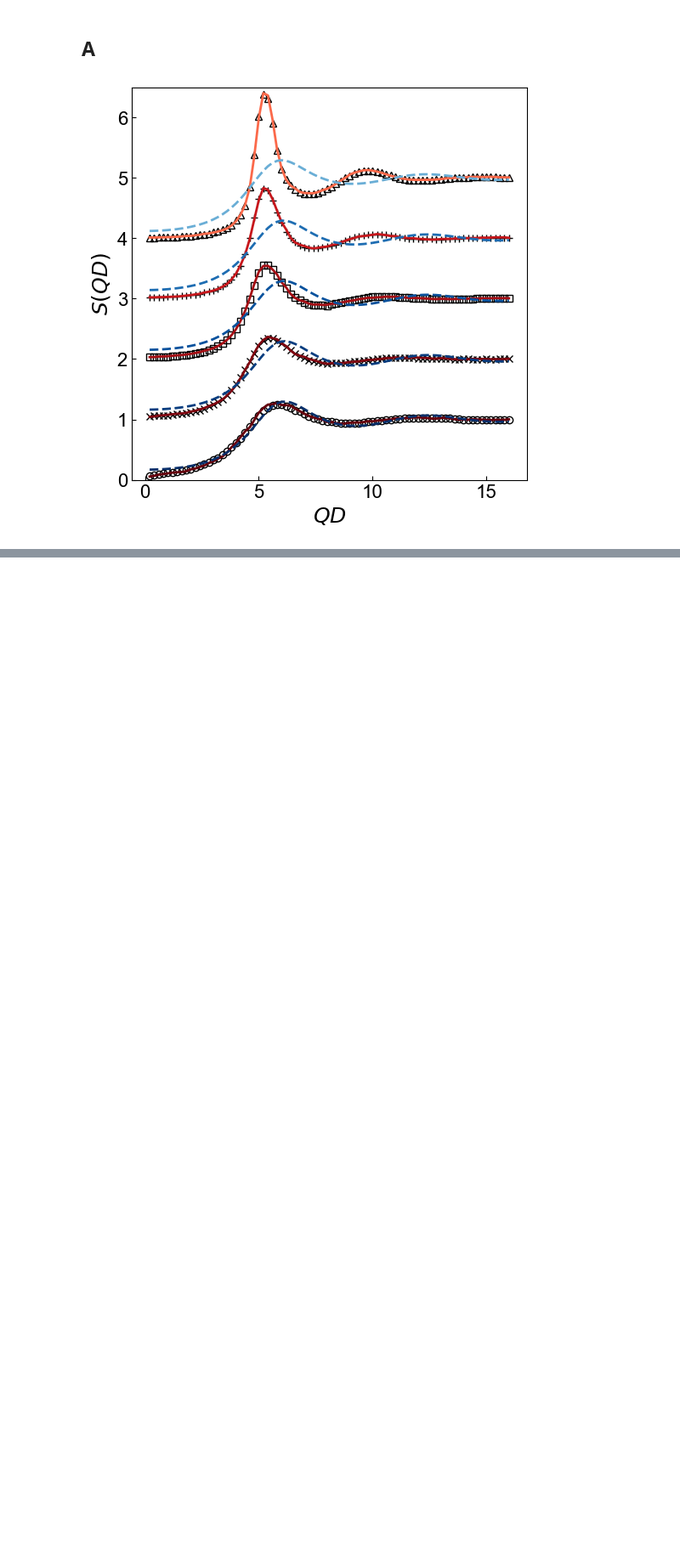
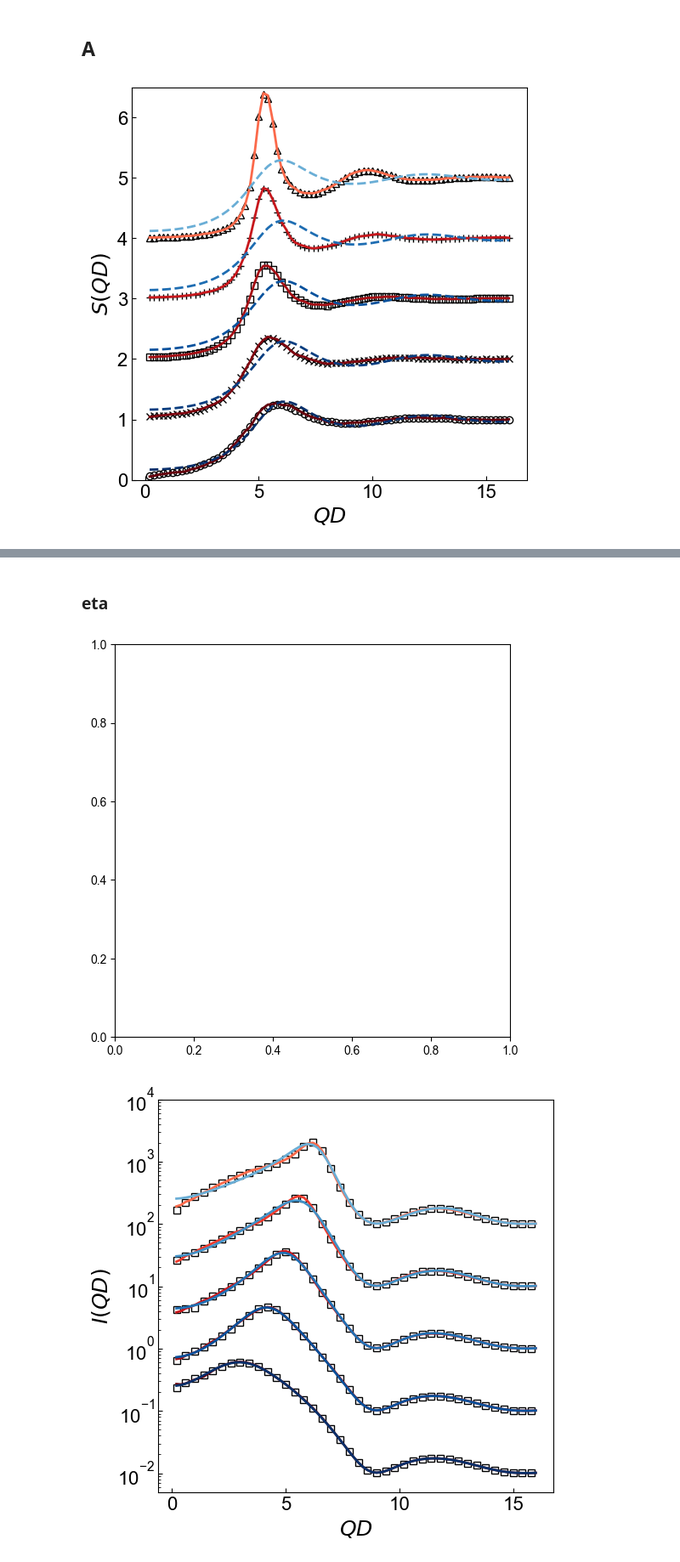
Before and after one commit to ch-tung/SQ_VAE, a Jupyter notebook: direct_param_SQ/plot_batch.ipynb, the cells around one changed output, grey strips where cells are left out. Shown at 85% size. Drawn from its saved outputs; the diff is of its cells as text; code cells hidden in the pictures; blank space fills up the shorter version.

Commit message:
plot curve fitting results

```diff
--- a/direct_param_SQ/plot_batch.ipynb
+++ b/direct_param_SQ/plot_batch.ipynb
@@ -1206,0 +442,55 @@ plt.show()
+# %% [markdown]
+### eta
+# %%
+# NN and RMSA fitting curve
+dict_eta = loadmat('fp_eta.mat')
+
+fig = plt.figure(figsize=(6, 6))#,dpi=192)
+ax = plt.subplot(1, 1, 1)
+
+index_MD = np.arange(5)
+
+for i in range(len(parameters_list)):
+    fp_GT = dict_eta['fp_GT_list'][i]
+    IQ_exp_GT = dict_eta['IQ_exp_GT_list'][i]
+    fp_opt_NN = dict_eta['fp_opt_NN_list'][i]
+    fp_opt_RMSA = dict_eta['fp_opt_RMSA_list'][i]
+
+    r = (1-(fp_GT[0]-eta_list[0])/(eta_list[-1]-eta_list[0]))*0.5+0.5
+    c_NN = cmap_NN(r)
+    c_RMSA = cmap_RMSA(r)
+
+    index_MD_i = index_MD[i]
+    filename = glob('./MD/fixed_c/'+str(index_MD_i)+'__*/'+'soq.txt')[0]
+    SQ_MD = load_SQ_MD(filename)
+    IQ_MD = IQ_exp(SQ_MD,fp_GT)
+
+    ax.plot(q[index_q],IQ_exp_GT[index_q]*10**i,
+            's', color='k', fillstyle='none', lw=2, alpha=1,
+            label='ground truth')
+#     ax.errorbar(q[index_q],IQ_exp_GT[index_q]*10**i,IQ_exp_GT[index_q]*10**i*0.1,
+#             alpha=1,fmt='none',color='k',capsize=2.0)
+
+#     ax.plot(q,IQ_exp_GT*10**i,'-k',lw=2,
+#             label='ground truth')
+    index_q = np.arange(40)*2
+#     ax.plot(q,IQ_MD*10**i,
+#             ':', lw=2, label='NN_MD', color=c_NN)
+    ax.plot(q,IQ_th(SQ_NN,fp_opt_NN)*10**i,'-',
+            label='NN', color=c_NN, lw=2)
+    ax.plot(q,IQ_th(SQ_RMSA,fp_opt_RMSA)*10**i,'-',
+            label='RMSA', color=c_RMSA, lw=2)
+
+
+    ax.set_yscale('log')
+    ax.set_ylim([5e-3,1e4])
+#     ax.legend(fontsize=16,frameon=False,fancybox=False)
+
+ax.set_xlabel(r'$QD$',fontsize=18)
+ax.set_ylabel(r'$I(QD)$',fontsize=18)
+ax.tick_params(direction='in', axis='both', which='both', labelsize=16)
+
+plt.show()
+# %% [output]
+[figure, added]
+[figure, added]
```
Also changed, not shown: parts of 68 cells of this notebook, 7 other files.
